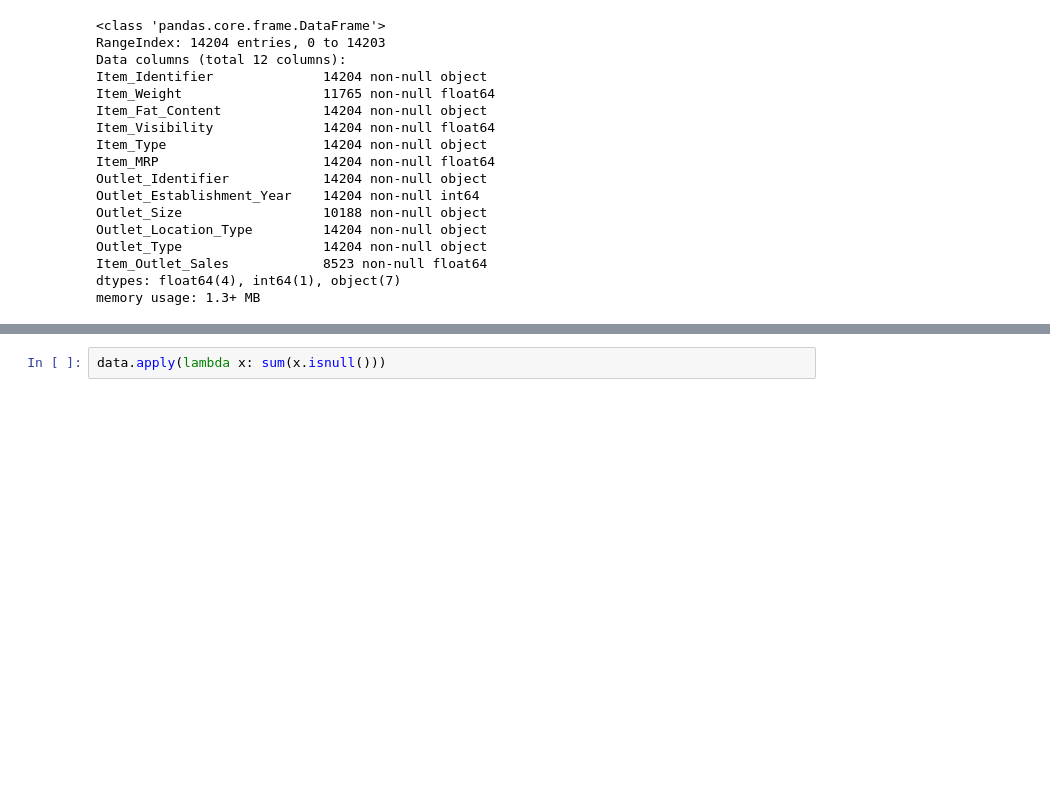
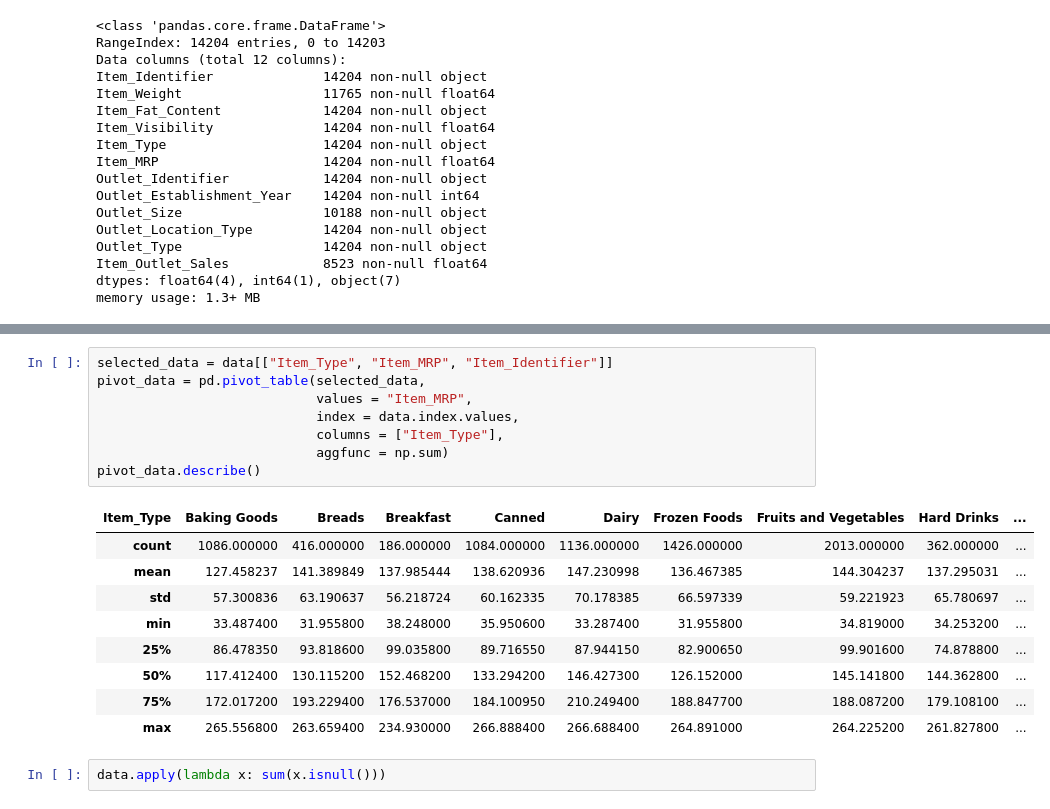
Before and after one commit to Ventsislav-Yordanov/Bigmart-Sales-Predictions, a Jupyter notebook: Bigmart Sales Predictions.ipynb, the cells around one changed output, grey strips where cells are left out. Saved outputs shown, nothing was run; the diff lists cells and outputs as text; blank space fills up the shorter version.

Commit message:
Added some exploratory data analysis.

```diff
--- a/Bigmart Sales Predictions.ipynb
+++ b/Bigmart Sales Predictions.ipynb
@@ -162,3 +241,21 @@ print(train_data.shape, test_data.shape, data.shape)
+# %%
+selected_data = data[["Item_Type", "Item_MRP", "Item_Identifier"]]
+pivot_data = pd.pivot_table(selected_data,
+                            values = "Item_MRP",
+                            index = data.index.values,
+                            columns = ["Item_Type"],
+                            aggfunc = np.sum)
+pivot_data.describe()
+# %% [output]
+| Item_Type | Baking Goods | Breads | Breakfast | Canned | Dairy | Frozen Foods | Fruits and Vegetables | Hard Drinks | ... |
+| count | 1086.000000 | 416.000000 | 186.000000 | 1084.000000 | 1136.000000 | 1426.000000 | 2013.000000 | 362.000000 | ... |
+| mean | 127.458237 | 141.389849 | 137.985444 | 138.620936 | 147.230998 | 136.467385 | 144.304237 | 137.295031 | ... |
+| std | 57.300836 | 63.190637 | 56.218724 | 60.162335 | 70.178385 | 66.597339 | 59.221923 | 65.780697 | ... |
+| min | 33.487400 | 31.955800 | 38.248000 | 35.950600 | 33.287400 | 31.955800 | 34.819000 | 34.253200 | ... |
+| 25% | 86.478350 | 93.818600 | 99.035800 | 89.716550 | 87.944150 | 82.900650 | 99.901600 | 74.878800 | ... |
+| 50% | 117.412400 | 130.115200 | 152.468200 | 133.294200 | 146.427300 | 126.152000 | 145.141800 | 144.362800 | ... |
+| 75% | 172.017200 | 193.229400 | 176.537000 | 184.100950 | 210.249400 | 188.847700 | 188.087200 | 179.108100 | ... |
+| max | 265.556800 | 263.659400 | 234.930000 | 266.888400 | 266.688400 | 264.891000 | 264.225200 | 261.827800 | ... |
 # %%
 data.apply(lambda x: sum(x.isnull()))
 # %% [output]
```
Also changed, not shown: parts of 14 cells of this notebook.
